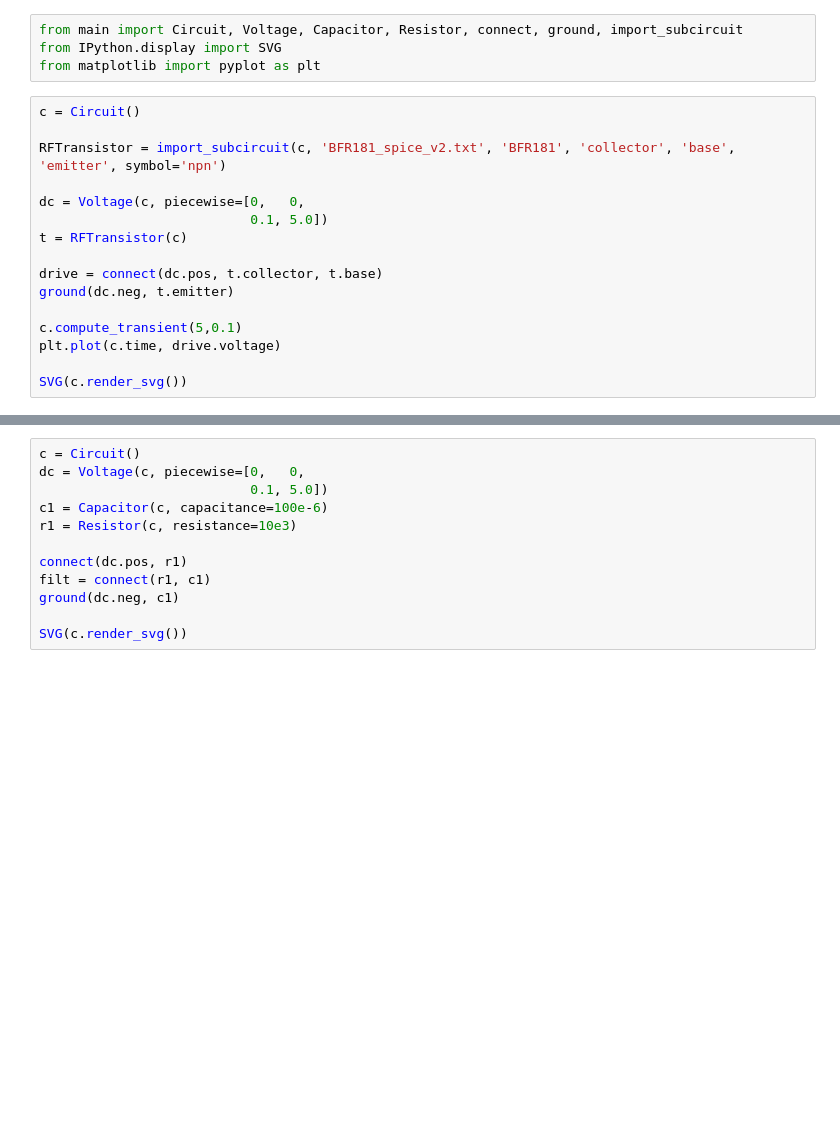
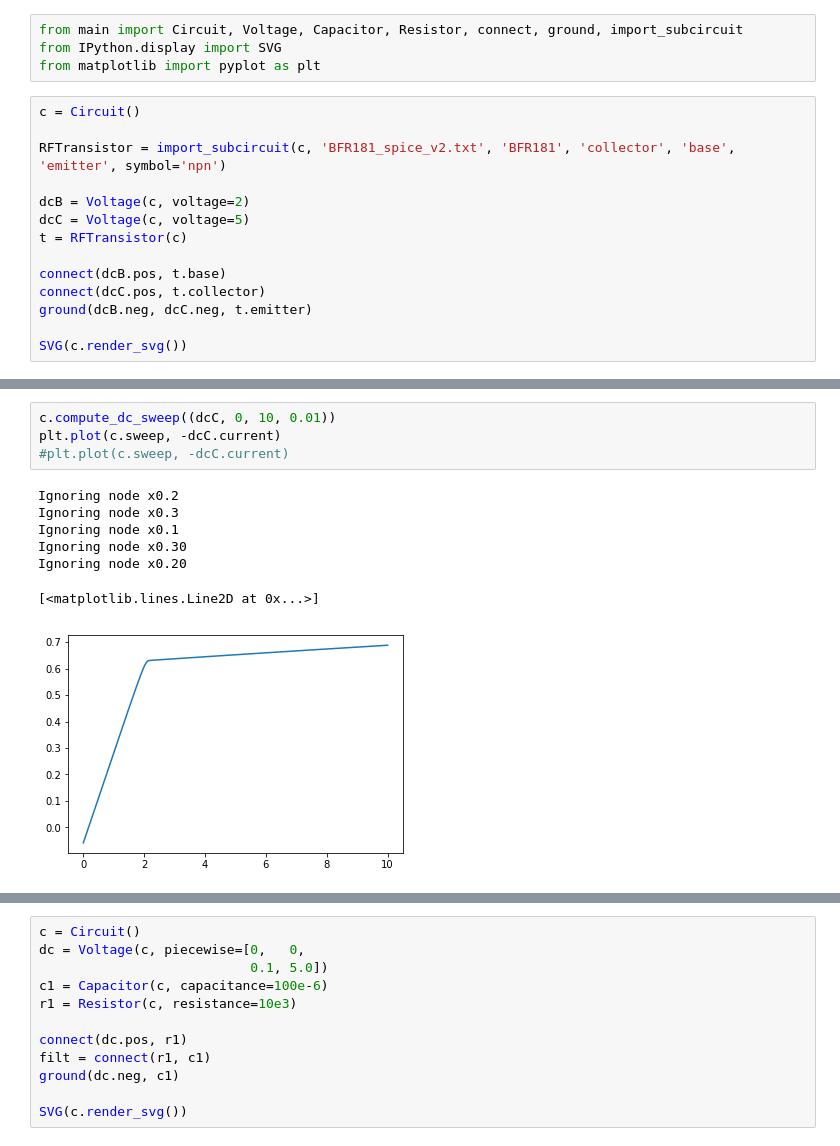
Before and after one commit to newhouseb/turmeric, a Jupyter notebook: basic_circuits.ipynb, the cells around one changed output, grey strips where cells are left out. Drawn from its saved outputs; the diff is of its cells as text; blank space fills up the shorter version.

Commit message:
tracing out various bjt characteristic curves

```diff
--- a/basic_circuits.ipynb
+++ b/basic_circuits.ipynb
@@ -7,15 +7,13 @@ c = Circuit()
 
 RFTransistor = import_subcircuit(c, 'BFR181_spice_v2.txt', 'BFR181', 'collector', 'base', 'emitter', symbol='npn')
 
-dc = Voltage(c, piecewise=[0,   0,
-                           0.1, 5.0])
+dcB = Voltage(c, voltage=2)
+dcC = Voltage(c, voltage=5)
 t = RFTransistor(c)
 
-drive = connect(dc.pos, t.collector, t.base)
-ground(dc.neg, t.emitter)
-
-c.compute_transient(5,0.1)
-plt.plot(c.time, drive.voltage)
+connect(dcB.pos, t.base)
+connect(dcC.pos, t.collector)
+ground(dcB.neg, dcC.neg, t.emitter)
 
 SVG(c.render_svg())
 # %% [output]
@@ -28,0 +21,12 @@ Ignoring node x0.20
+# %%
+c.compute_dc_sweep((dcC, 0, 10, 0.01))
+plt.plot(c.sweep, -dcC.current)
+#plt.plot(c.sweep, -dcC.current)
+# %% [output]
+Ignoring node x0.2
+Ignoring node x0.3
+Ignoring node x0.1
+Ignoring node x0.30
+Ignoring node x0.20
+[<matplotlib.lines.Line2D at 0x...>]
+[figure, added]
```
Also changed, not shown: parts of 2 cells of this notebook, 1 other file.
